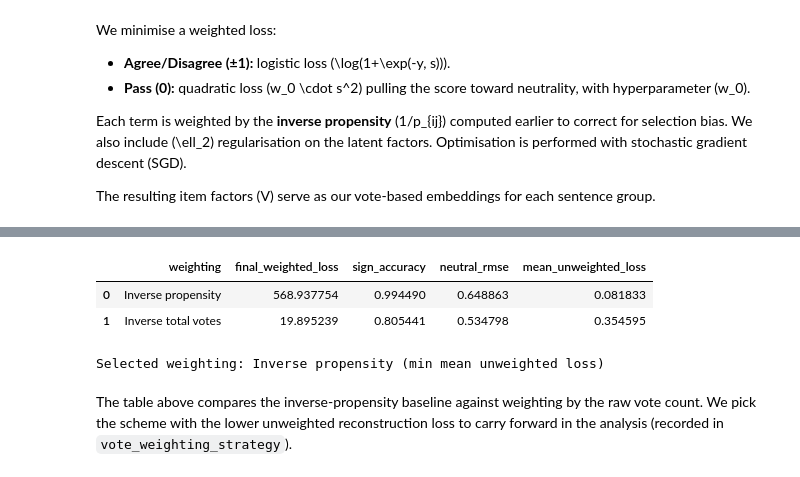
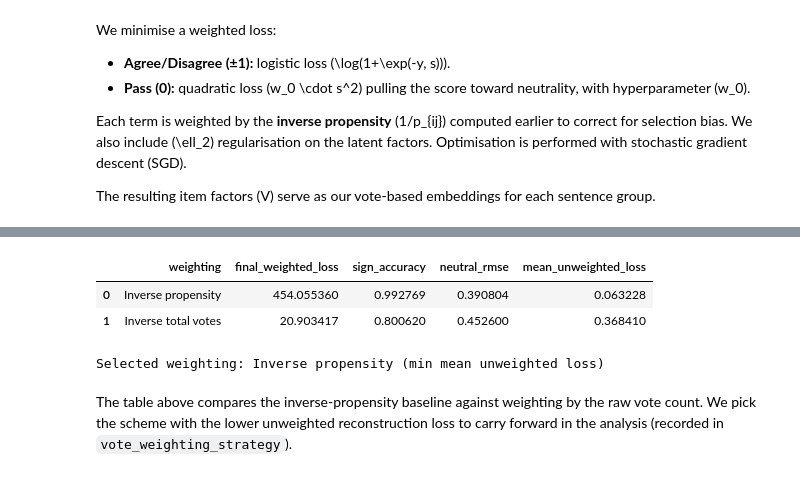
Before and after one commit to yananlong/taking_stock_facct, a Jupyter notebook: sentences_topic_pipeline.ipynb, the cells around one changed output, grey strips where cells are left out. Drawn from its saved outputs; the diff is of its cells as text; code cells hidden in the pictures.

```diff
--- a/sentences_topic_pipeline.ipynb
+++ b/sentences_topic_pipeline.ipynb
@@ -490,6 +601,7 @@ Each term is weighted by the **inverse propensity** \(1/p_{ij}\) computed earlie
 
 The resulting item factors \(V\) serve as our vote‑based embeddings for each sentence group.
 # %%
+
 from IPython.display import display
 
 # Hyperparameters
@@ -497,7 +609,11 @@ k = 16  # latent dimensionality
 lambda_reg = 1e-4  # regularisation strength
 w0 = 0.3  # weight for neutral votes
 epochs = 200
-learning_rate = 0.05
+learning_rate = 0.02
+PROPENSITY_FLOOR = 5e-2  # cap propensity weights at 20x
+VOTE_COUNT_FLOOR = 1.0
+MAX_GRAD_NORM = 10.0
+MAX_BIAS_GRAD = 10.0
 
 # Map users and groups to indices
 user_to_idx = {u: idx for idx, u in enumerate(users)}
@@ -505,10 +621,7 @@ group_to_idx = {g: idx for idx, g in enumerate(groups)}
 
 # Vote counts per group (clip at 1 to avoid divide-by-zero)
 group_vote_counts = (
-    votes_df.groupby("group_id")["vote"]
-    .size()
-    .reindex(groups, fill_value=0)
-    .clip(lower=1)
+    votes_df.groupby("group_id")["vote"].size().reindex(groups, fill_value=0).clip(lower=1)
 )
 
 # Build list of training records containing both propensity and vote counts
@@ -533,8 +646,28 @@ num_users = len(users)
 num_items = len(groups)
 
 
+def logistic_loss_and_grad(z, y_val):
+    '''Stable log-loss and gradient for signed votes.'''
+    if z >= 0:
+        exp_neg_z = np.exp(-z)
+        loss = np.log1p(exp_neg_z)
+        grad = -y_val * exp_neg_z / (1 + exp_neg_z)
+    else:
+        exp_z = np.exp(z)
+        loss = -z + np.log1p(exp_z)
+        grad = -y_val / (1 + exp_z)
+    return loss, grad
+
+
+def clip_gradients(vec, max_norm):
+    norm = np.linalg.norm(vec)
+    if norm > max_norm and norm > 0:
+        vec *= max_norm / norm
+    return vec
+
+
 def train_vote_embeddings(train_records, weight_by="propensity", seed=42):
-    """Train vote embeddings under a chosen importance-weighting scheme."""
+    '''Train vote embeddings under a chosen importance-weighting scheme.'''
     assert weight_by in {"propensity", "vote_count"}, "Unknown weighting"
     rng = np.random.default_rng(seed)
 
@@ -553,15 +686,17 @@ def train_vote_embeddings(train_records, weight_by="propensity", seed=42):
             g_idx = record["g_idx"]
             y_val = record["vote"]
             weight_value = record["p_hat"] if weight_by == "propensity" else record["vote_count"]
-            weight_scale = 1.0 / weight_value
+            floor = PROPENSITY_FLOOR if weight_by == "propensity" else VOTE_COUNT_FLOOR
+            weight_scale = 1.0 / max(weight_value, floor)
 
             s = np.dot(U[u_idx], V[g_idx]) + b_u[u_idx] + c_v[g_idx]
             if y_val == 1 or y_val == -1:
-                loss = np.log1p(np.exp(-y_val * s))
-                grad_s = -y_val / (1 + np.exp(y_val * s))
+                z = y_val * np.clip(s, -50, 50)
+                loss, grad_s = logistic_loss_and_grad(z, y_val)
             else:
-                loss = w0 * (s**2)
-                grad_s = 2 * w0 * s
+                s_clipped = np.clip(s, -10, 10)
+                loss = w0 * (s_clipped**2)
+                grad_s = 2 * w0 * s_clipped
 
             loss *= weight_scale
             grad_s *= weight_scale
@@ -569,11 +704,14 @@ def train_vote_embeddings(train_records, weight_by="propensity", seed=42):
 
             grad_u = grad_s * V[g_idx] + 2 * lambda_reg * U[u_idx]
             grad_v = grad_s * U[u_idx] + 2 * lambda_reg * V[g_idx]
+            grad_u = clip_gradients(grad_u, MAX_GRAD_NORM)
+            grad_v = clip_gradients(grad_v, MAX_GRAD_NORM)
+            grad_bias = np.clip(grad_s, -MAX_BIAS_GRAD, MAX_BIAS_GRAD)
 
             U[u_idx] -= learning_rate * grad_u
             V[g_idx] -= learning_rate * grad_v
-            b_u[u_idx] -= learning_rate * grad_s
-            c_v[g_idx] -= learning_rate * grad_s
+            b_u[u_idx] -= learning_rate * grad_bias
+            c_v[g_idx] -= learning_rate * grad_bias
 
         epoch_losses.append(total_loss)
         if (epoch + 1) % 50 == 0:
@@ -589,7 +727,7 @@ def train_vote_embeddings(train_records, weight_by="propensity", seed=42):
 
 
 def evaluate_embeddings(train_records, model_params):
-    """Compute diagnostics that do not re-use the training weights."""
+    '''Compute diagnostics that do not re-use the training weights.'''
     U = model_params["U"]
     V = model_params["V"]
     b_u = model_params["b_u"]
@@ -674,6 +812,6 @@ vote_count: epoch 200/200, weighted loss = 19.8952
 |  | weighting | final_weighted_loss | sign_accuracy | neutral_rmse | mean_unweighted_loss |
-| 0 | Inverse propensity | 568.937754 | 0.994490 | 0.648863 | 0.081833 |
-| 1 | Inverse total votes | 19.895239 | 0.805441 | 0.534798 | 0.354595 |
+| 0 | Inverse propensity | 454.055360 | 0.992769 | 0.390804 | 0.063228 |
+| 1 | Inverse total votes | 20.903417 | 0.800620 | 0.452600 | 0.368410 |
 Selected weighting: Inverse propensity (min mean unweighted loss)
 # %% [markdown]
 The table above compares the inverse-propensity baseline against weighting by the raw vote count. We pick the scheme with the lower unweighted reconstruction loss to carry forward in the analysis (recorded in `vote_weighting_strategy`).
```
Also changed, not shown: parts of 5 cells of this notebook.
